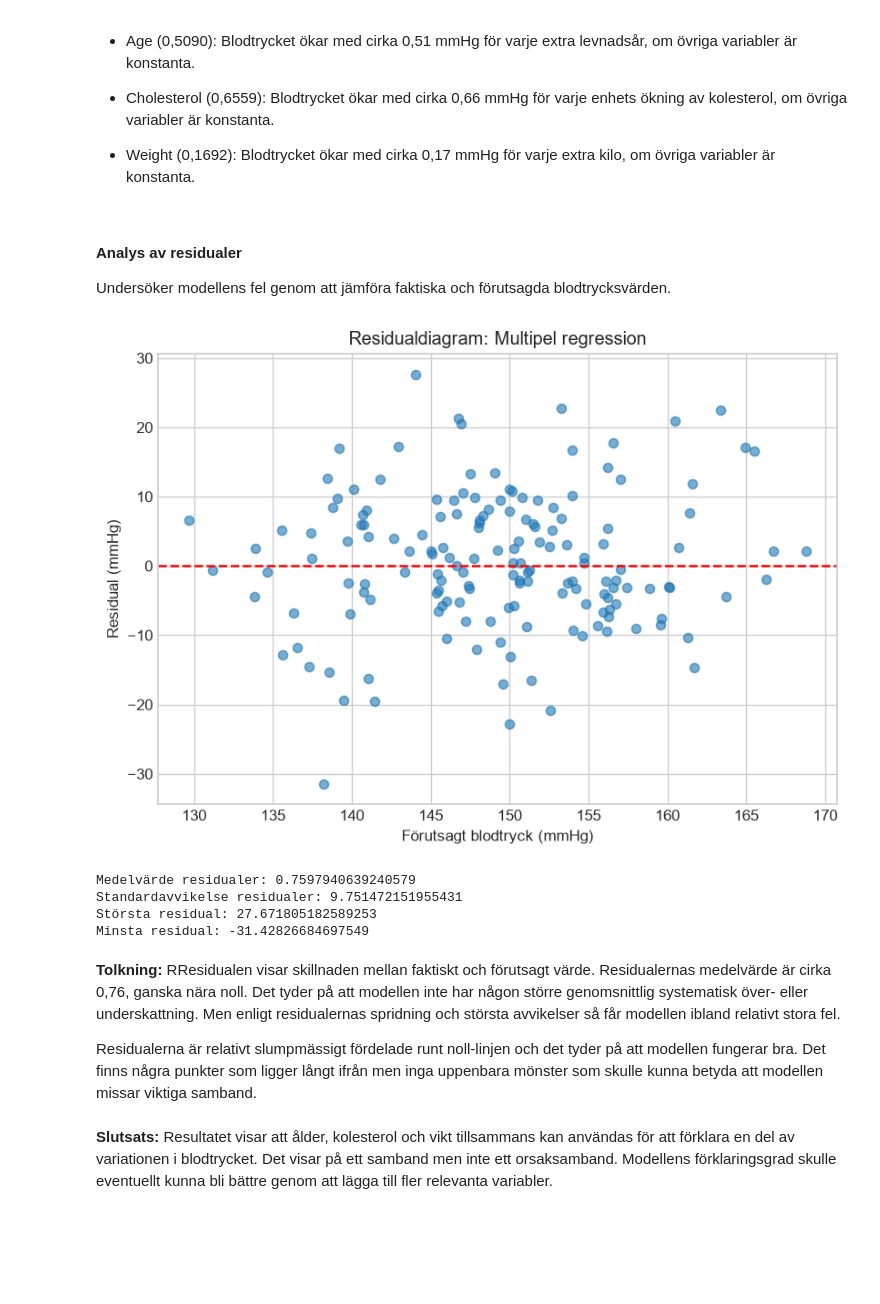
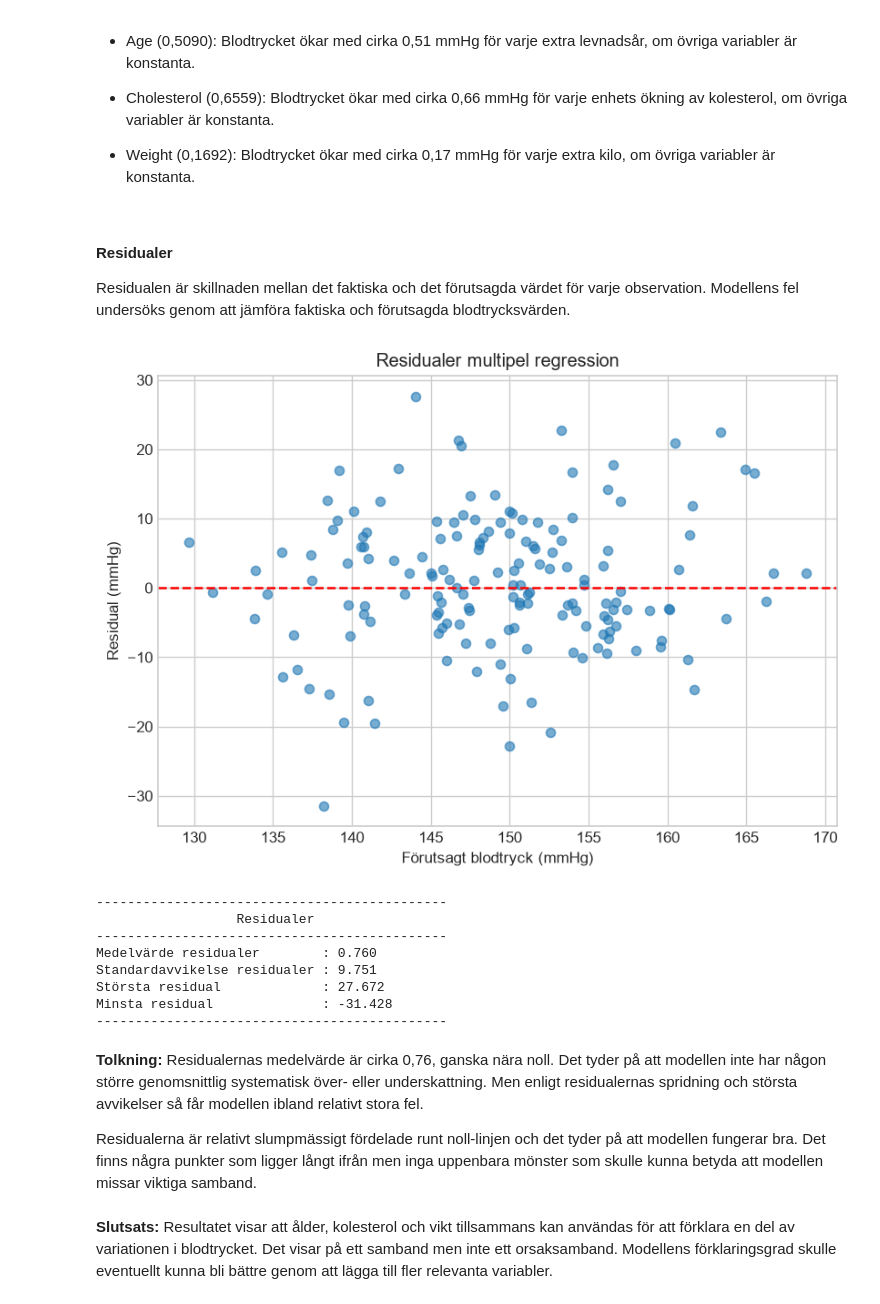
Before and after one commit to kape-code/health-study, a Jupyter notebook: report.ipynb, the cells around one changed output. Saved outputs shown, nothing was run; the diff lists cells and outputs as text; code cells hidden in the pictures; blank space fills up the shorter version.

```diff
--- a/report.ipynb
+++ b/report.ipynb
@@ -1217,34 +1245,42 @@ $\widehat{BP}$ = 108,208 + 0,509(age) + 0,6559(cholesterol) + 0,1692(weight)
 
 - Weight (0,1692): Blodtrycket ökar med cirka 0,17 mmHg för varje extra kilo, om övriga variabler är konstanta.
 # %% [markdown]
-#### Analys av residualer
-Undersöker modellens fel genom att jämföra faktiska och förutsagda blodtrycksvärden.
+#### Residualer
+Residualen är skillnaden mellan det faktiska och det förutsagda värdet för varje observation. Modellens fel undersöks genom att jämföra faktiska och förutsagda blodtrycksvärden.
 # %%
 residuals = y_test_multi - pred_multi
 
 plt.figure(figsize=(7, 5))
 plt.scatter(pred_multi, residuals, alpha=0.6)
 # plt.axhline(0, color="black", linestyle="--")
 plt.axhline(y=0, color="red", linestyle="--")
 plt.xlabel("Förutsagt blodtryck (mmHg)")
 plt.ylabel("Residual (mmHg)")
-plt.title("Residualdiagram: Multipel regression")
+plt.title("Residualer multipel regression")
 plt.tight_layout()
 plt.show()
 # %% [output]
-[figure, old version]
+[figure, new version]
-# %%
-print("Medelvärde residualer:", residuals.mean())
-print("Standardavvikelse residualer:", residuals.std())
-print("Största residual:", residuals.max())
-print("Minsta residual:", residuals.min())
-# %% [output]
-Medelvärde residualer: 0.7597940639240579
-Standardavvikelse residualer: 9.751472151955431
-Största residual: 27.671805182589253
-Minsta residual: -31.42826684697549
+# %%
+residual_results = {
+    "Medelvärde residualer": f"{residuals.mean():.3f}",
+    "Standardavvikelse residualer": f"{residuals.std():.3f}",
+    "Största residual": f"{residuals.max():.3f}",
+    "Minsta residual": f"{residuals.min():.3f}"
+}
+
+show_results("Residualer", residual_results)
+# %% [output]
+---------------------------------------------
+                  Residualer
+---------------------------------------------
+Medelvärde residualer        : 0.760
+Standardavvikelse residualer : 9.751
+Största residual             : 27.672
+Minsta residual              : -31.428
+---------------------------------------------
 # %% [markdown]
-**Tolkning:** RResidualen visar skillnaden mellan faktiskt och förutsagt värde. Residualernas medelvärde är cirka 0,76, ganska nära noll. Det tyder på att modellen inte har någon större genomsnittlig systematisk över- eller underskattning. Men enligt residualernas spridning och största avvikelser så får modellen ibland relativt stora fel.
+**Tolkning:** Residualernas medelvärde är cirka 0,76, ganska nära noll. Det tyder på att modellen inte har någon större genomsnittlig systematisk över- eller underskattning. Men enligt residualernas spridning och största avvikelser så får modellen ibland relativt stora fel.
 
 Residualerna är relativt slumpmässigt fördelade runt noll-linjen och det tyder på att modellen fungerar bra. Det finns några punkter som ligger långt ifrån men inga uppenbara mönster som skulle kunna betyda att modellen missar viktiga samband.
 # %% [markdown]
```
Also changed, not shown: parts of 26 cells of this notebook.
